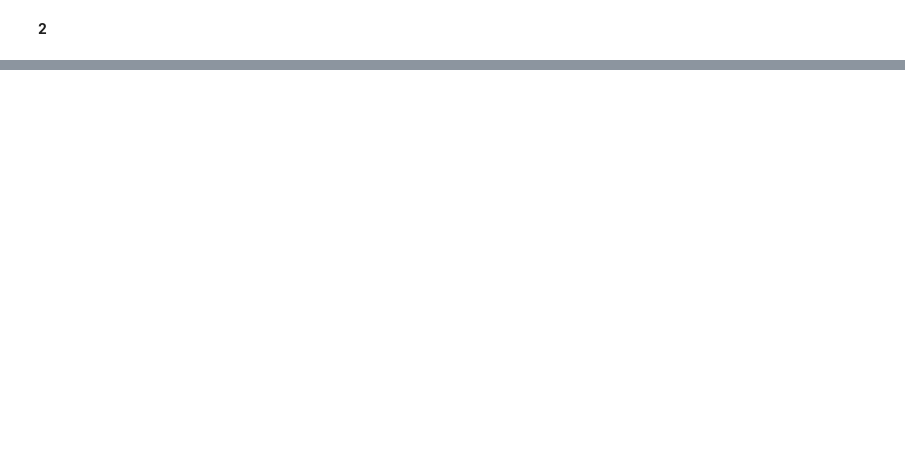
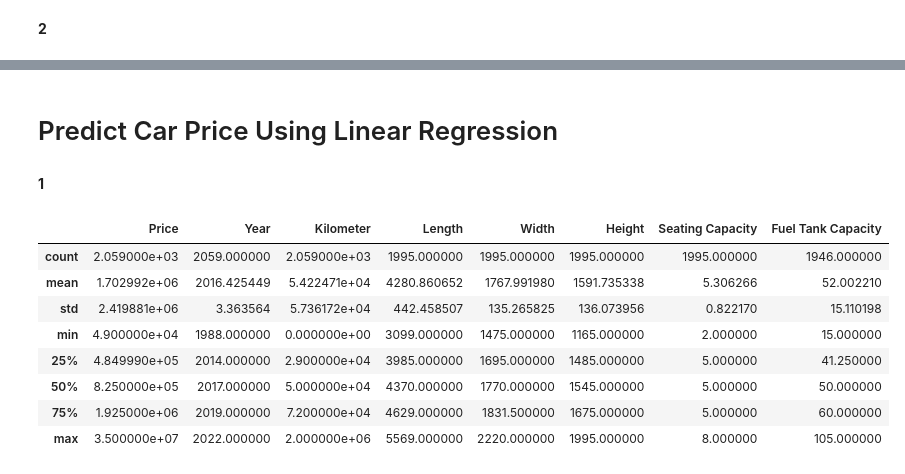
Before and after one commit to SM2A/Machine_Learning_Course_Project, a Jupyter notebook: HW-3/Report.ipynb, the cells around one changed output, grey strips where cells are left out. Cells and saved outputs as stored; diff of their text form; code cells hidden in the pictures; blank space fills up the shorter version.

```diff
--- a/HW-3/Report.ipynb
+++ b/HW-3/Report.ipynb
@@ -103,0 +104,20 @@ Accuracy: 0.442
+# %% [markdown]
+# Predict Car Price Using Linear Regression
+# %% [markdown]
+**1**
+# %%
+import pandas
+
+car_data = pandas.read_csv('data/car details v4.csv')
+
+car_data.describe()
+# %% [output]
+|  | Price | Year | Kilometer | Length | Width | Height | Seating Capacity | Fuel Tank Capacity |
+| count | 2.059000e+03 | 2059.000000 | 2.059000e+03 | 1995.000000 | 1995.000000 | 1995.000000 | 1995.000000 | 1946.000000 |
+| mean | 1.702992e+06 | 2016.425449 | 5.422471e+04 | 4280.860652 | 1767.991980 | 1591.735338 | 5.306266 | 52.002210 |
+| std | 2.419881e+06 | 3.363564 | 5.736172e+04 | 442.458507 | 135.265825 | 136.073956 | 0.822170 | 15.110198 |
+| min | 4.900000e+04 | 1988.000000 | 0.000000e+00 | 3099.000000 | 1475.000000 | 1165.000000 | 2.000000 | 15.000000 |
+| 25% | 4.849990e+05 | 2014.000000 | 2.900000e+04 | 3985.000000 | 1695.000000 | 1485.000000 | 5.000000 | 41.250000 |
+| 50% | 8.250000e+05 | 2017.000000 | 5.000000e+04 | 4370.000000 | 1770.000000 | 1545.000000 | 5.000000 | 50.000000 |
+| 75% | 1.925000e+06 | 2019.000000 | 7.200000e+04 | 4629.000000 | 1831.500000 | 1675.000000 | 5.000000 | 60.000000 |
+| max | 3.500000e+07 | 2022.000000 | 2.000000e+06 | 5569.000000 | 2220.000000 | 1995.000000 | 8.000000 | 105.000000 |
```
Also changed, not shown: parts of 12 cells of this notebook.
